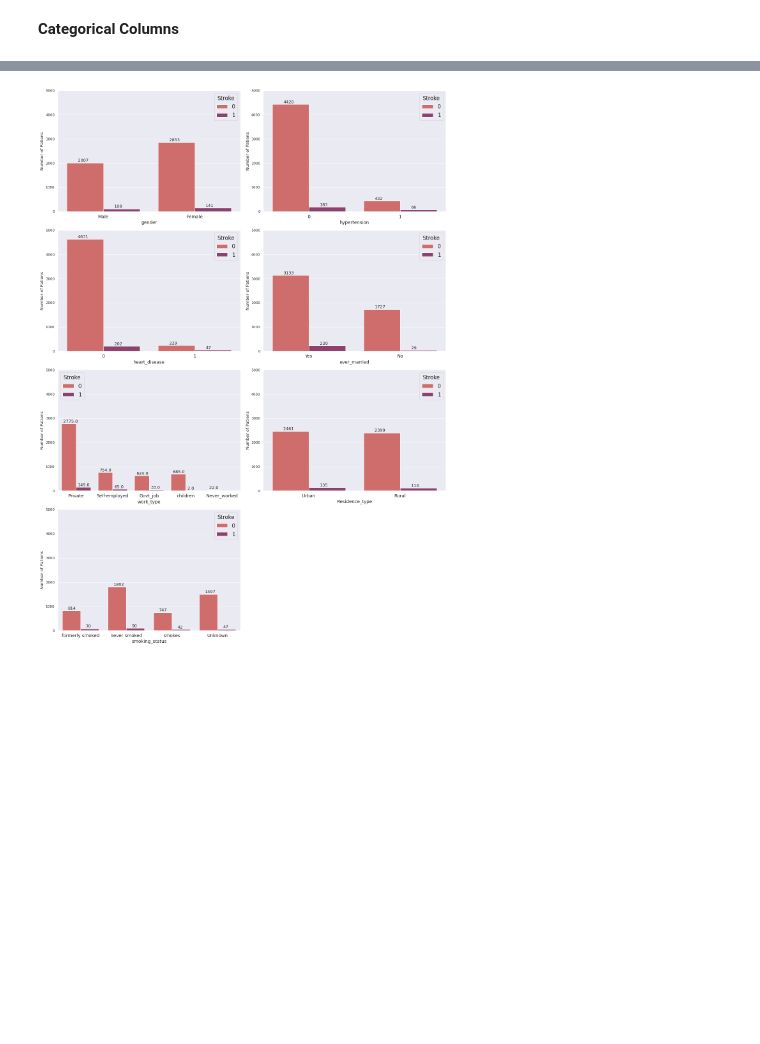
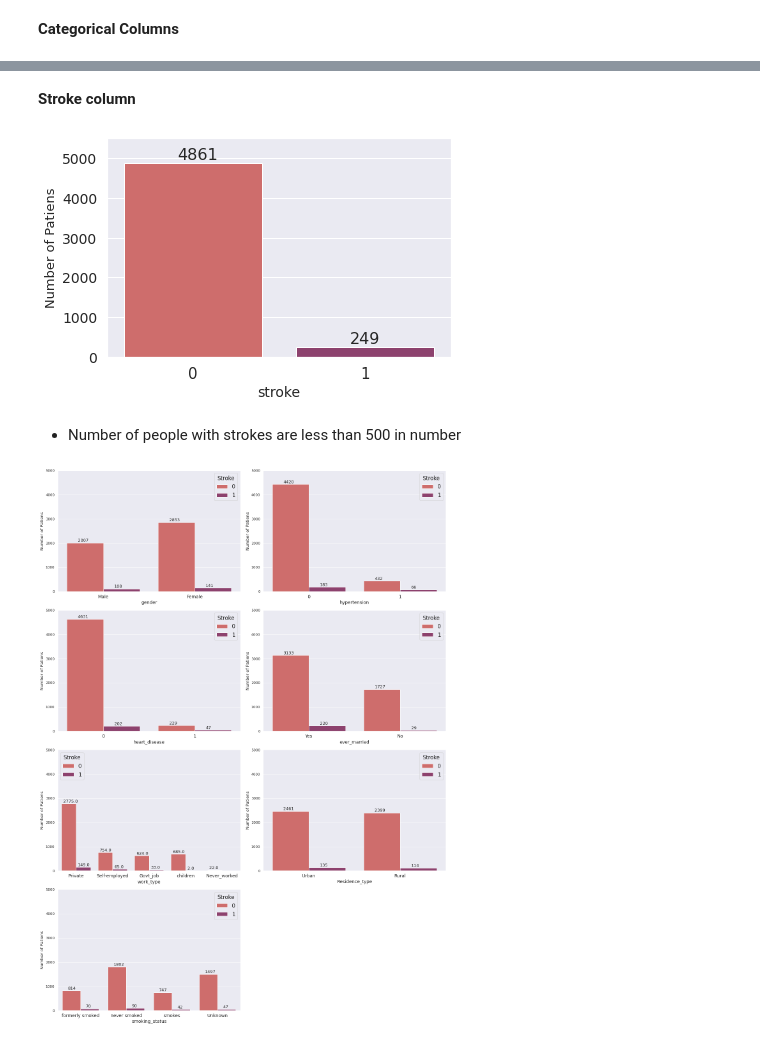
Before and after one commit to finaritioo/Stroke-Prediction-EDA-Modeling, a Jupyter notebook: Stroke_Prediction_EDA_Modeling.ipynb, the cells around one changed output, grey strips where cells are left out. Drawn from its saved outputs; the diff is of its cells as text; code cells hidden in the pictures; blank space fills up the shorter version.

```diff
--- a/Stroke_Prediction_EDA_Modeling.ipynb
+++ b/Stroke_Prediction_EDA_Modeling.ipynb
@@ -180,3 +201,23 @@ Add Comment later
+# %% [markdown]
+**Stroke column**
+# %%
+ax = sns.countplot(data = df, x = 'stroke', palette = 'flare')
+
+plt.xlabel('stroke', fontsize= 14)
+plt.ylabel("Number of Patiens", fontsize= 13)
+plt.ylim(0,5500)
+plt.xticks(fontsize= 15)
+plt.yticks(fontsize= 14)
+
+for p in ax.patches:
+  ax.annotate((p.get_height()), (p.get_x()+0.31, p.get_height()+100), fontsize= 16)
+
+plt.tight_layout()
+plt.show()
+# %% [output]
+[figure, added]
+# %% [markdown]
+* Number of people with strokes are less than 500 in number
 # %%
 plt.figure(figsize=(18,30))
 
```
Also changed, not shown: parts of 35 cells of this notebook.
